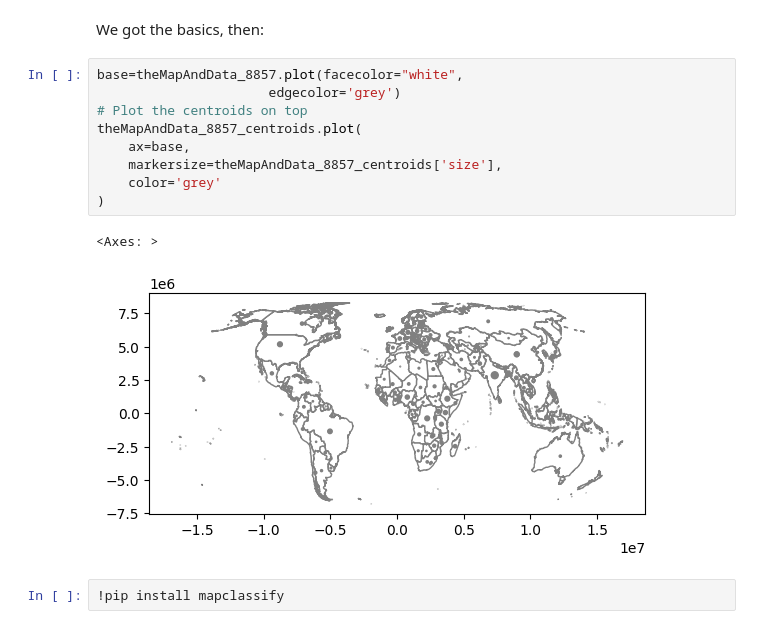
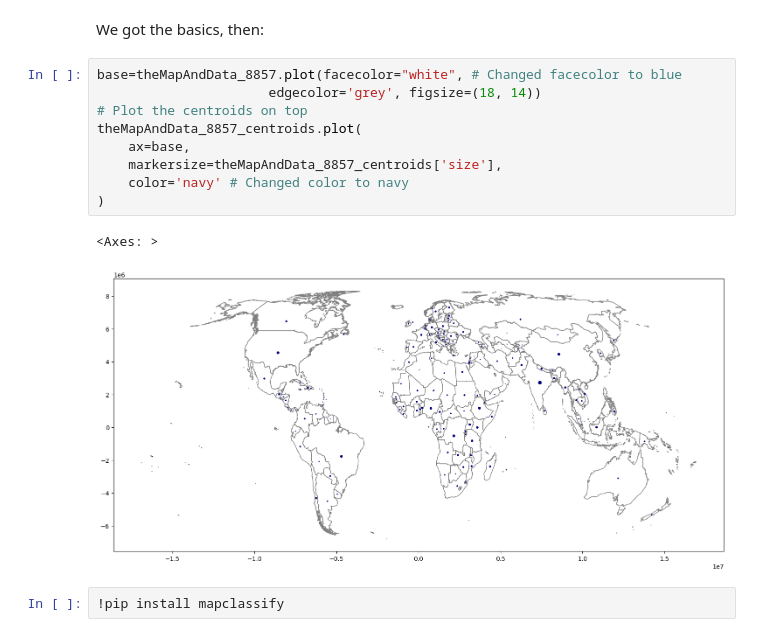
Before and after one commit to Lulo-Vilcarano-MF/Evaluaci-n-Individual-1IAS21-05A1, a Jupyter notebook: Tarea_index.ipynb, the cells around one changed output. Saved outputs shown, nothing was run; the diff lists cells and outputs as text.

```diff
--- a/Tarea_index.ipynb
+++ b/Tarea_index.ipynb
@@ -569,17 +532,17 @@ theMapAndData_8857_centroids['size'] = theMapAndData_8857_centroids['Value'].app
 # %% [markdown]
 We got the basics, then:
 # %%
-base=theMapAndData_8857.plot(facecolor="white",
-                      edgecolor='grey')
+base=theMapAndData_8857.plot(facecolor="white", # Changed facecolor to blue
+                      edgecolor='grey', figsize=(18, 14))
 # Plot the centroids on top
 theMapAndData_8857_centroids.plot(
     ax=base,
     markersize=theMapAndData_8857_centroids['size'],
-    color='grey'
+    color='navy' # Changed color to navy
 )
 # %% [output]
 <Axes: >
-[figure, old version]
+[figure, new version]
 # %%
 !pip install mapclassify
 # %% [output]
```
Also changed, not shown: parts of 27 cells of this notebook, 2 other files.
